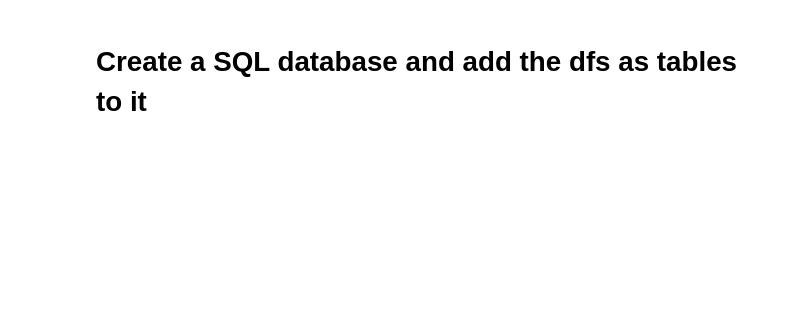
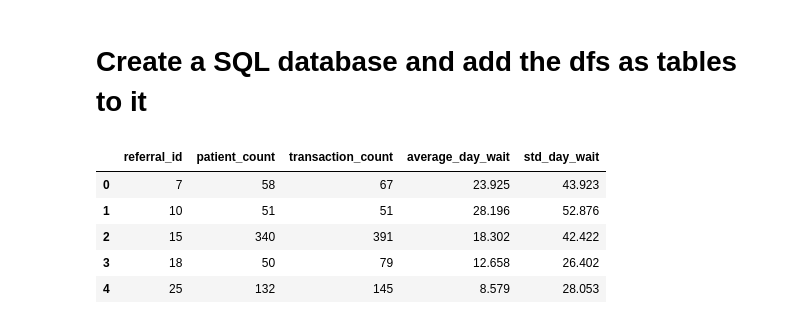
Before and after one commit to nss-data-science-cohort-5/hop_team-lincoln-lagers, a Jupyter notebook: hop.ipynb, the cells around one changed output. Drawn from its saved outputs; the diff is of its cells as text; code cells hidden in the pictures; blank space fills up the shorter version.

```diff
--- a/hop.ipynb
+++ b/hop.ipynb
@@ -296,3 +296,23 @@ cbsa_zip.to_sql('zip_cbsa', db, if_exists = 'append', index = False)
 taxonomy_code.to_sql('taxonomy_code', db, if_exists='append', index=False )
 # %%
 db.close()
+# %%
+query = """
+SELECT *
+FROM referrals
+WHERE transaction_count >=50
+AND average_day_wait < 50
+LIMIT 5
+
+"""
+with sqlite3.connect('data/hopteam.sqlite') as db:
+    ref_sqlite = pd.read_sql(query, db)
+
+ref_sqlite
+# %% [output]
+|  | referral_id | patient_count | transaction_count | average_day_wait | std_day_wait |
+| 0 | 7 | 58 | 67 | 23.925 | 43.923 |
+| 1 | 10 | 51 | 51 | 28.196 | 52.876 |
+| 2 | 15 | 340 | 391 | 18.302 | 42.422 |
+| 3 | 18 | 50 | 79 | 12.658 | 26.402 |
+| 4 | 25 | 132 | 145 | 8.579 | 28.053 |
```
Also changed, not shown: parts of 5 cells of this notebook.
